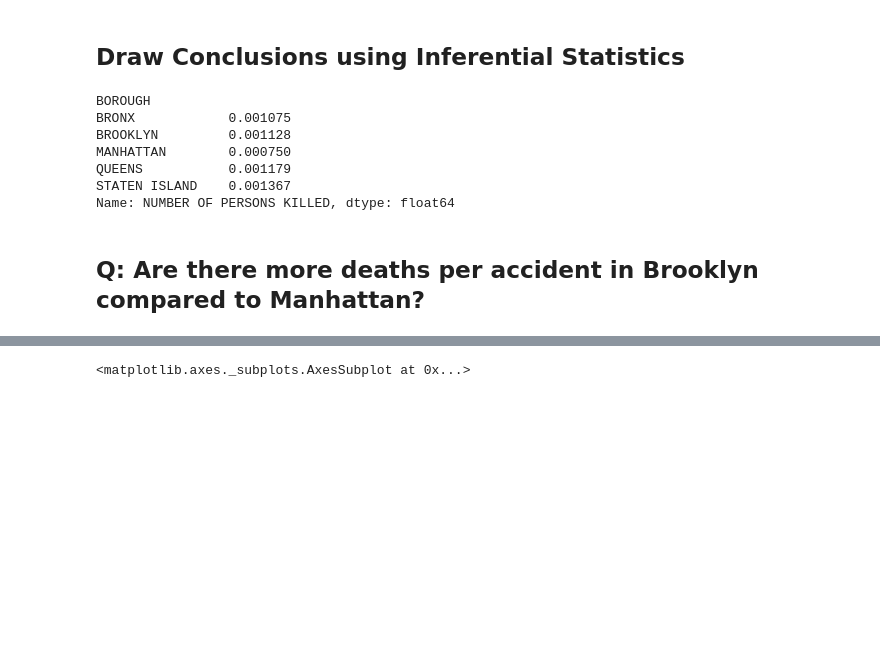
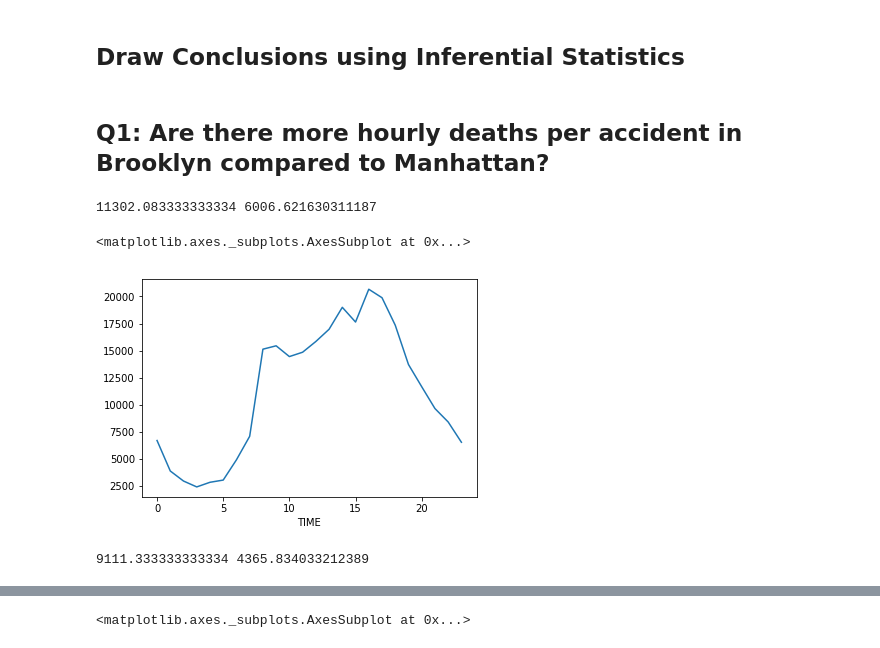
Before and after one commit to udacity/sapient-webinar, a Jupyter notebook: collisions.ipynb, the cells around one changed output, grey strips where cells are left out. Saved outputs shown, nothing was run; the diff lists cells and outputs as text; code cells hidden in the pictures; blank space fills up the shorter version.

```diff
--- a/collisions.ipynb
+++ b/collisions.ipynb
@@ -321,15 +321,23 @@ http://server.arcgisonline.com/ArcGIS/rest/services/ESRI_StreetMap_World_2D/MapS
 [figure]
 # %% [markdown]
 ## Draw Conclusions using Inferential Statistics
-# %%
-data.groupby(['BOROUGH'])['NUMBER OF PERSONS KILLED'].mean()
-# %% [output]
-BOROUGH
-BRONX            0.001075
-BROOKLYN         0.001128
-MANHATTAN        0.000750
-QUEENS           0.001179
-STATEN ISLAND    0.001367
-Name: NUMBER OF PERSONS KILLED, dtype: float64
 # %% [markdown]
-## Q: Are there more deaths per accident in Brooklyn compared to Manhattan?
+## Q1: Are there more hourly deaths per accident in Brooklyn compared to Manhattan?
+# %%
+borough_hourly_data = data.groupby(['BOROUGH',data.TIME.dt.hour]).size()
+# %%
+hist_bronx = borough_hourly_data['BROOKLYN'].sort_index()
+hist_manhattan = borough_hourly_data['MANHATTAN'].sort_index()
+# %%
+print(hist_bronx.values.mean(), hist_bronx.values.std())
+# %% [output]
+11302.083333333334 6006.621630311187
+# %%
+hist_bronx.plot()
+# %% [output]
+<matplotlib.axes._subplots.AxesSubplot at 0x...>
+[figure, added]
+# %%
+print(hist_manhattan.values.mean(), hist_manhattan.values.std())
+# %% [output]
+9111.333333333334 4365.834033212389
```
Also changed, not shown: parts of 6 cells of this notebook.
